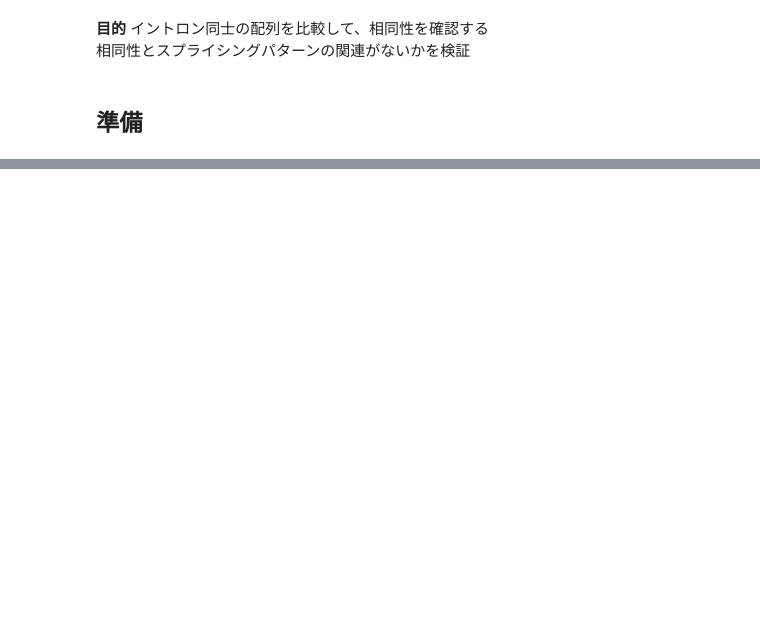
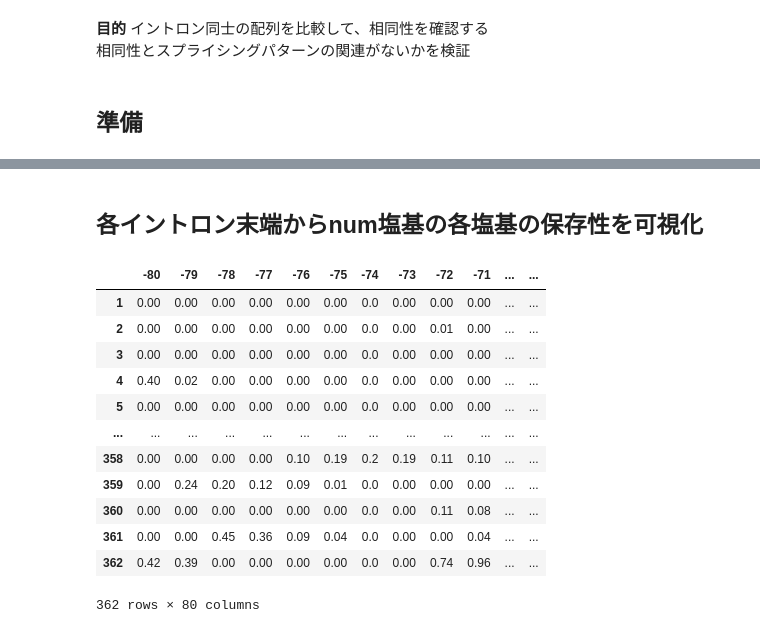
Before and after one commit to DU-med/bio_chem, a Jupyter notebook: ttn_splicing/analysis/14_conservations_verts.ipynb, the cells around one changed output, grey strips where cells are left out. Saved outputs shown, nothing was run; the diff lists cells and outputs as text; code cells hidden in the pictures; blank space fills up the shorter version.

```diff
--- a/ttn_splicing/analysis/14_conservations_verts.ipynb
+++ b/ttn_splicing/analysis/14_conservations_verts.ipynb
@@ -58,0 +64,19 @@ fig.show()
+# %%
+#　TTNのmRNAは逆鎖にあるため、反転させる
+df = df.sort_values('pos', ascending=False)
+df['pos'] = df['pos'].apply(lambda x: 178807422-x)
+df = df.set_index('pos', drop=True)
+
+# エクソンのごとの保存性の平均値を求める
+exon_cons_ave = {}
+for i in range(gbk.exon_num()):
+    r = gbk.exon_list()[i]
+    ave = round(df.iloc[r[0]:r[1], 0].mean(),2)
+    exon_cons_ave[i+1] = ave
+
+# イントロンのごとの保存性の平均値を求める
+intron_cons_ave = {}
+for i in range(gbk.intron_num()):
+    r = gbk.intron_list()[i]
+    ave = round(df.iloc[r[0]:r[1], 0].mean(),2)
+    intron_cons_ave[i+1] = ave
@@ -58,0 +94,34 @@ fig.show()
+# %% [markdown]
+## 各イントロン末端からnum塩基の各塩基の保存性を可視化
+# %%
+# 検討するイントロン末端からの塩基数
+num = 80
+
+# 5'側のイントロンn塩基の保存性の平均
+left_intron_cons = {}
+for n, i in enumerate(gbk.intron_list()):
+    left_intron_cons[n+1] = list(df.iloc[i[0]:i[0]+num,0])
+left_intron_cons_ave_df = pd.DataFrame.from_dict(left_intron_cons).T
+left_intron_cons_ave_df.columns = [i for i in range(1, num+1)]
+left_intron_cons_ave_df = left_intron_cons_ave_df.apply(lambda x: round(x,2))
+# 5'側のイントロンn塩基の保存性の平均
+right_intron_cons = {}
+for n, i in enumerate(gbk.intron_list()):
+    right_intron_cons[n+1] = list(df.iloc[i[1]-num:i[1],0])
+right_intron_cons_ave_df = pd.DataFrame.from_dict(right_intron_cons).T
+right_intron_cons_ave_df.columns = [-i for i in range(num, 0, -1)]
+right_intron_cons_ave_df.apply(lambda x: round(x,2))
+# %% [output]
+|  | -80 | -79 | -78 | -77 | -76 | -75 | -74 | -73 | -72 | -71 | ... | ... |
+| 1 | 0.00 | 0.00 | 0.00 | 0.00 | 0.00 | 0.00 | 0.0 | 0.00 | 0.00 | 0.00 | ... | ... |
+| 2 | 0.00 | 0.00 | 0.00 | 0.00 | 0.00 | 0.00 | 0.0 | 0.00 | 0.01 | 0.00 | ... | ... |
+| 3 | 0.00 | 0.00 | 0.00 | 0.00 | 0.00 | 0.00 | 0.0 | 0.00 | 0.00 | 0.00 | ... | ... |
+| 4 | 0.40 | 0.02 | 0.00 | 0.00 | 0.00 | 0.00 | 0.0 | 0.00 | 0.00 | 0.00 | ... | ... |
+| 5 | 0.00 | 0.00 | 0.00 | 0.00 | 0.00 | 0.00 | 0.0 | 0.00 | 0.00 | 0.00 | ... | ... |
+| ... | ... | ... | ... | ... | ... | ... | ... | ... | ... | ... | ... | ... |
+| 358 | 0.00 | 0.00 | 0.00 | 0.00 | 0.10 | 0.19 | 0.2 | 0.19 | 0.11 | 0.10 | ... | ... |
+| 359 | 0.00 | 0.24 | 0.20 | 0.12 | 0.09 | 0.01 | 0.0 | 0.00 | 0.00 | 0.00 | ... | ... |
+| 360 | 0.00 | 0.00 | 0.00 | 0.00 | 0.00 | 0.00 | 0.0 | 0.00 | 0.11 | 0.08 | ... | ... |
+| 361 | 0.00 | 0.00 | 0.45 | 0.36 | 0.09 | 0.04 | 0.0 | 0.00 | 0.00 | 0.04 | ... | ... |
+| 362 | 0.42 | 0.39 | 0.00 | 0.00 | 0.00 | 0.00 | 0.0 | 0.00 | 0.74 | 0.96 | ... | ... |
+362 rows × 80 columns
```
Also changed, not shown: parts of 14 cells of this notebook, 1 other file.
